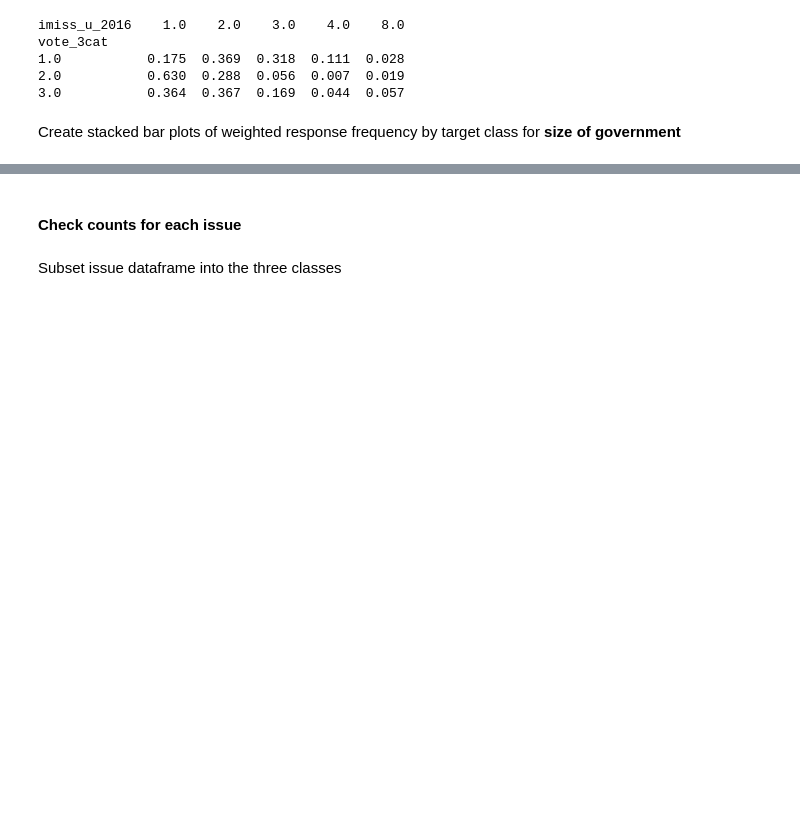
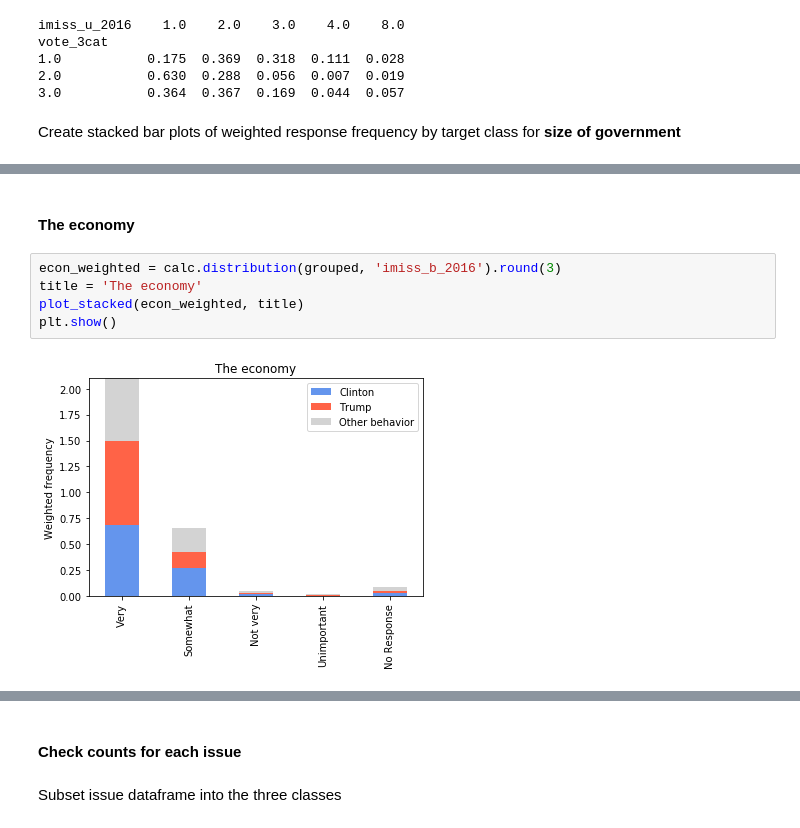
Before and after one commit to ali0003433/predict-by-issue-prioritization, a Jupyter notebook: notebooks/2-al-exploration.ipynb, the cells around one changed output, grey strips where cells are left out. Drawn from its saved outputs; the diff is of its cells as text; blank space fills up the shorter version.

```diff
--- a/notebooks/2-al-exploration.ipynb
+++ b/notebooks/2-al-exploration.ipynb
@@ -362,0 +370,9 @@ plt.show()
+# %% [markdown]
+#### The economy
+# %%
+econ_weighted = calc.distribution(grouped, 'imiss_b_2016').round(3)
+title = 'The economy'
+plot_stacked(econ_weighted, title)
+plt.show()
+# %% [output]
+[figure, added]
```
Also changed, not shown: parts of 26 cells of this notebook, 5 other files.
